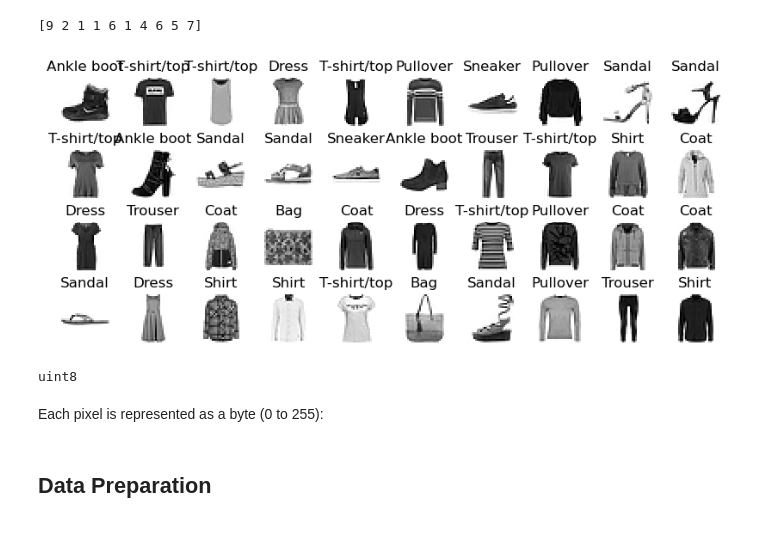
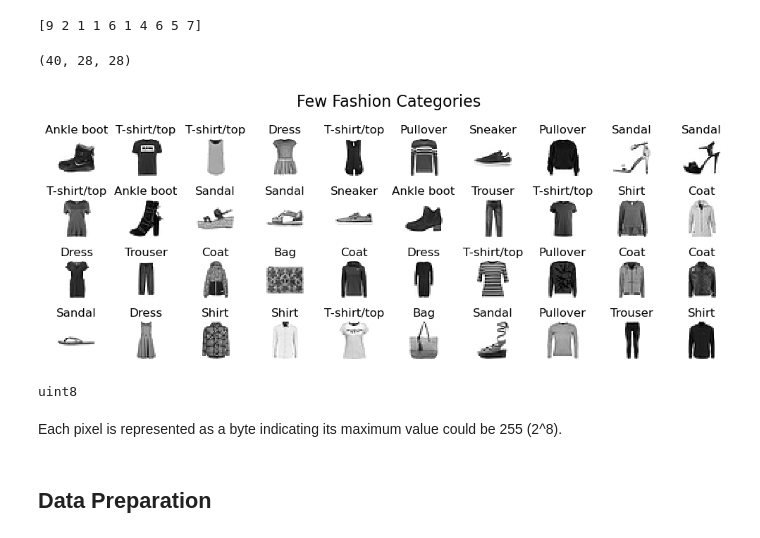
Before and after one commit to PradipKumarDas/Teaching, a Jupyter notebook: 22AML154-Advanced_Machine_Learning/5.2_mlp_using_keras_sequential_api_practical_2.ipynb, the cells around one changed output. Saved outputs shown, nothing was run; the diff lists cells and outputs as text; code cells hidden in the pictures.

```diff
--- a/22AML154-Advanced_Machine_Learning/5.2_mlp_using_keras_sequential_api_practical_2.ipynb
+++ b/22AML154-Advanced_Machine_Learning/5.2_mlp_using_keras_sequential_api_practical_2.ipynb
@@ -35,23 +51,24 @@ print(y_test[:10])
 # as noted from the dataset documentation
 categories = ["T-shirt/top", "Trouser", "Pullover", "Dress", "Coat",
               "Sandal", "Shirt", "Sneaker", "Bag", "Ankle boot"]
-# %%
-# Shows few of the fasion categories from the training data set
-
-n_rows = 4
-n_cols = 10
-
-plt.figure(figsize=(n_cols, n_rows))
-for row in range(n_rows):
-    for col in range(n_cols):
-        index = n_cols * row + col
-        plt.subplot(n_rows, n_cols, index + 1)
-        plt.imshow(X_train_full[index], cmap="binary", interpolation="nearest")
-        plt.axis('off')
-        plt.title(categories[y_train_full[index]])
-
-plt.subplots_adjust(wspace=0.2, hspace=0.5)
-plt.show()
-# %% [output]
-[figure, removed]
+# %%
+X_train_full[:40].shape
+# %% [output]
+(40, 28, 28)
+# %%
+n_rows = 4
+n_cols = 10
+
+fig, axes = plt.subplots(n_rows, n_cols, figsize=(n_cols, n_rows))
+axes = axes.flatten()                                     # Flattens the 2D array of axes to 1D for easier iteration
+for idx, image in enumerate(X_train_full[:40]):           # Iterates through the sample images to plot them
+    axes[idx].imshow(image, cmap="binary", interpolation="nearest")                               # Displays the image in the corresponding subplot
+    axes[idx].set_title(categories[y_train_full[idx]])    # Sets the title of the subplot to the image label
+    axes[idx].axis("off")                                 # Hides the axis for a cleaner look
+
+plt.suptitle("Few Fashion Categories", fontsize=16)       # Sets a main title for the entire figure
+plt.tight_layout()                                        # Adjusts layout to prevent overlap
+plt.show()                                                # Shows the figure
+# %% [output]
+[figure, added]
 # %%
@@ -60,7 +77,7 @@ print(X_train_full.dtype)
 # %% [output]
 uint8
 # %% [markdown]
-Each pixel is represented as a byte (0 to 255):
+Each pixel is represented as a byte indicating its maximum value could be 255 (2^8).
 # %% [markdown]
 ## Data Preparation
 # %%
```
Also changed, not shown: parts of 32 cells of this notebook, 3 other files.
